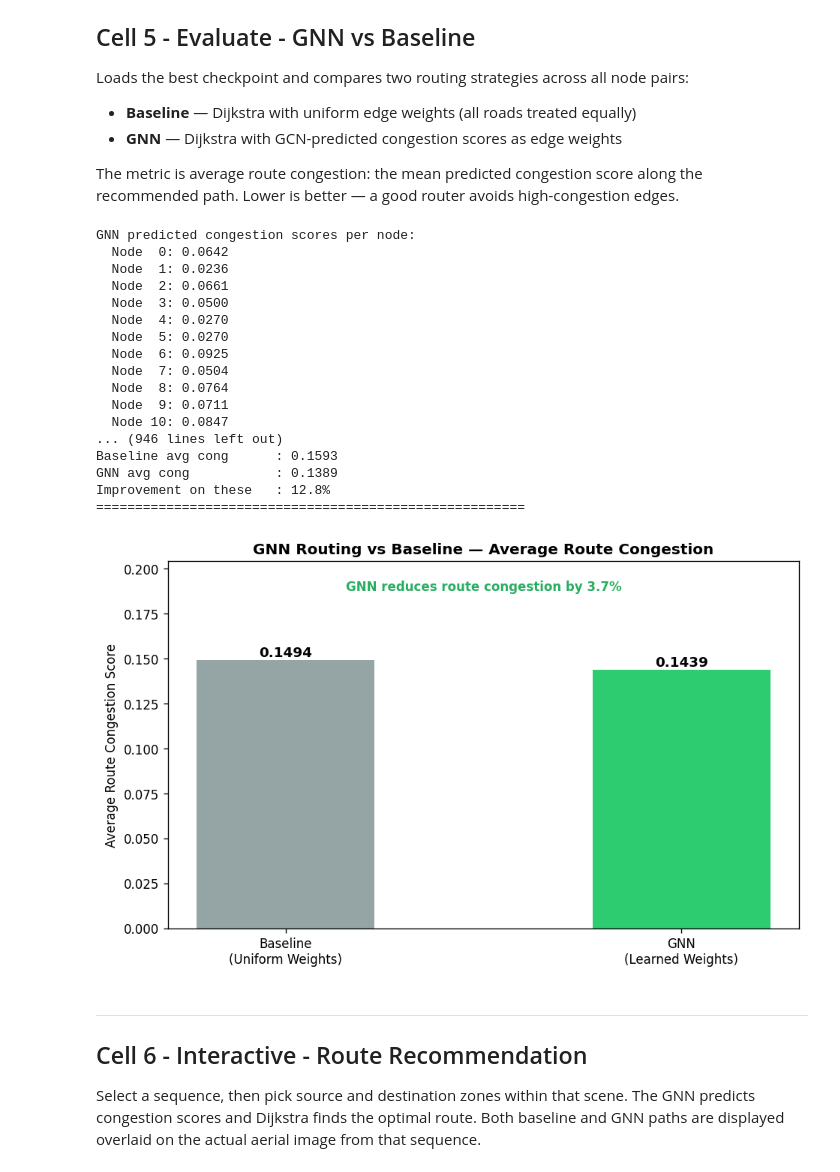
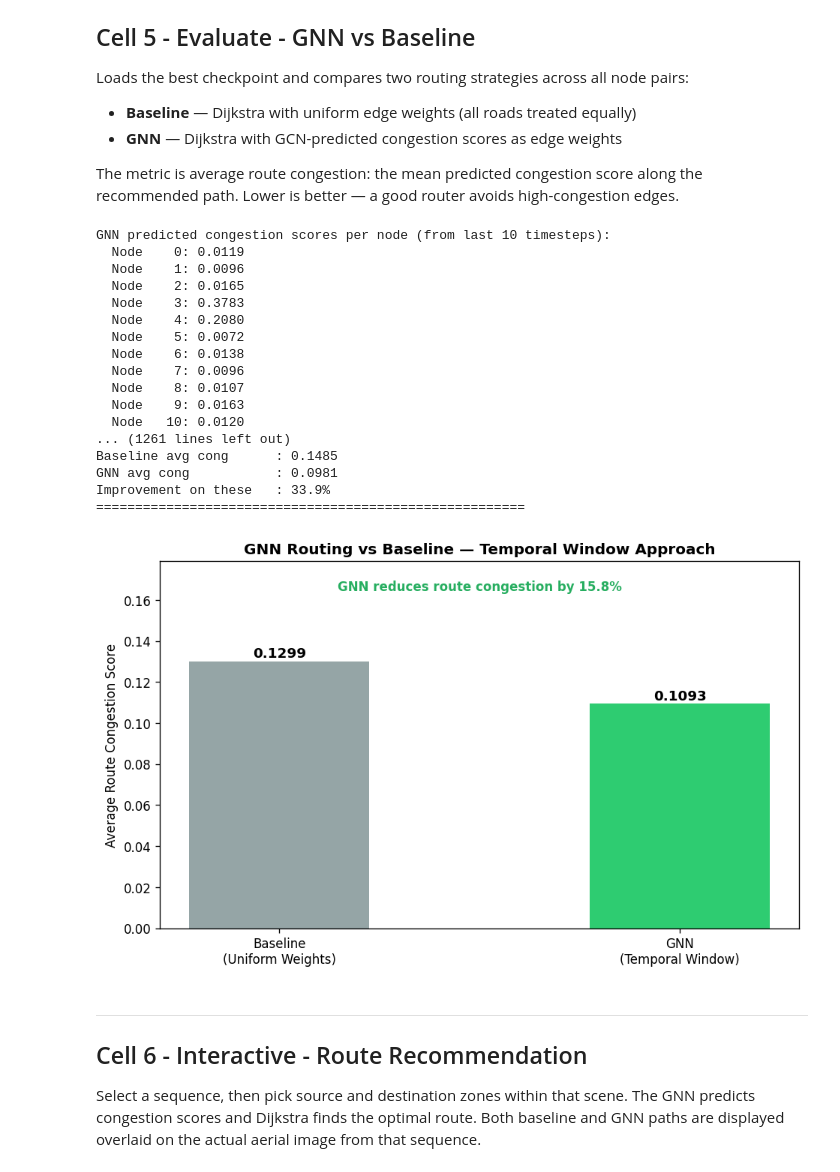
Before and after one commit to Andrew-Trautzsch/AdvAI-Final-Project, a Jupyter notebook: AdvAI_Final/gnn_routing.ipynb, the cells around one changed output. Cells and saved outputs as stored; diff of their text form; code cells hidden in the pictures.

Commit message:
updated GNN model and index.html

```diff
--- a/AdvAI_Final/gnn_routing.ipynb
+++ b/AdvAI_Final/gnn_routing.ipynb
@@ -348,15 +436,18 @@ The metric is average route congestion: the mean predicted congestion score alon
 model.load_state_dict(torch.load(GNN_CKPT, map_location=device))
 model.eval()
 
+# At inference time use the last WINDOW_SIZE timesteps as the current window
+# This mimics real deployment — you only have access to recent congestion history
 with torch.no_grad():
-    gnn_scores = model(graph_data.x, graph_data.edge_index).cpu().numpy()  # [num_nodes]
+    current_window = congestion[:, -WINDOW_SIZE:]    # [num_nodes, WINDOW_SIZE]
+    gnn_scores     = model(current_window, edge_index).cpu().numpy()  # [num_nodes]
 
-print(f"GNN predicted congestion scores per node:")
+print(f"GNN predicted congestion scores per node (from last {WINDOW_SIZE} timesteps):")
 for i, s in enumerate(gnn_scores):
-    print(f"  Node {i:>2}: {s:.4f}")
+    print(f"  Node {i:>4}: {s:.4f}")
 print()
 
-# Build NetworkX graph for routing
+# Build NetworkX graphs for routing
 G_baseline = nx.DiGraph()
 G_gnn      = nx.DiGraph()
 
@@ -365,12 +456,11 @@ dst_list = edge_index[1].cpu().tolist()
 
 for s, d in zip(src_list, dst_list):
     G_baseline.add_edge(s, d, weight=1.0)
-    # GNN weight = average predicted congestion of src and dst nodes
     gnn_w = float((gnn_scores[s] + gnn_scores[d]) / 2)
     G_gnn.add_edge(s, d, weight=max(gnn_w, 1e-6))
 
 # Evaluate over all valid source-destination pairs
-nodes        = list(range(num_nodes))
+nodes          = list(range(num_nodes))
 baseline_congs = []
 gnn_congs      = []
 pair_results   = []
@@ -395,11 +485,10 @@ avg_base = float(np.mean(baseline_congs)) if baseline_congs else 0
 avg_gnn  = float(np.mean(gnn_congs))      if gnn_congs      else 0
 improv   = ((avg_base - avg_gnn) / avg_base * 100) if avg_base > 0 else 0
 
-# Divergent path metric — only pairs where GNN chose a different route
-divergent     = [(b, g) for _, _, pb, pg, b, g in pair_results if pb != pg]
-div_base_avg  = float(np.mean([b for b, g in divergent])) if divergent else 0
-div_gnn_avg   = float(np.mean([g for b, g in divergent])) if divergent else 0
-div_improv    = ((div_base_avg - div_gnn_avg) / div_base_avg * 100) if div_base_avg > 0 else 0
+divergent    = [(b, g) for _, _, pb, pg, b, g in pair_results if pb != pg]
+div_base_avg = float(np.mean([b for b, g in divergent])) if divergent else 0
+div_gnn_avg  = float(np.mean([g for b, g in divergent])) if divergent else 0
+div_improv   = ((div_base_avg - div_gnn_avg) / div_base_avg * 100) if div_base_avg > 0 else 0
 
 print("=" * 55)
 print(f"{'Strategy':<30} {'Avg Route Congestion':>20}")
@@ -416,52 +505,52 @@ if divergent:
     print(f"Baseline avg cong      : {div_base_avg:.4f}")
     print(f"GNN avg cong           : {div_gnn_avg:.4f}")
     print(f"Improvement on these   : {div_improv:.1f}%")
 print("=" * 55)
 
 # Bar chart
 fig, ax = plt.subplots(figsize=(8, 5))
 bars = ax.bar(
-    ['Baseline\n(Uniform Weights)', 'GNN\n(Learned Weights)'],
+    ['Baseline\n(Uniform Weights)', 'GNN\n(Temporal Window)'],
     [avg_base, avg_gnn],
     color=['#95a5a6', '#2ecc71'],
     width=0.45
 )
 ax.set_ylabel('Average Route Congestion Score')
-ax.set_title('GNN Routing vs Baseline — Average Route Congestion',
+ax.set_title('GNN Routing vs Baseline — Temporal Window Approach',
              fontsize=12, fontweight='bold')
 ax.set_ylim(0, max(avg_base, avg_gnn) * 1.3 + 0.01)
 for bar, val in zip(bars, [avg_base, avg_gnn]):
     ax.text(bar.get_x() + bar.get_width() / 2,
             bar.get_height() + 0.002,
             f'{val:.4f}', ha='center', fontsize=11, fontweight='bold')
 ax.text(0.5, 0.92, f'GNN reduces route congestion by {improv:.1f}%',
         transform=ax.transAxes, ha='center', fontsize=10,
         color='#27ae60', fontweight='bold')
 plt.tight_layout()
 eval_path = os.path.join(OUTPUT_DIR, 'gnn_vs_baseline.png')
 plt.savefig(eval_path, dpi=120, bbox_inches='tight')
 plt.close()
 shutil.copy(eval_path, os.path.join(WEBSITE_DIR, 'gnn_vs_baseline.png'))
 ipy_display(IPyImage(filename=eval_path))
 # %% [output]
-GNN predicted congestion scores per node:
-  Node  0: 0.0642
-  Node  1: 0.0236
-  Node  2: 0.0661
-  Node  3: 0.0500
-  Node  4: 0.0270
-  Node  5: 0.0270
-  Node  6: 0.0925
-  Node  7: 0.0504
-  Node  8: 0.0764
-  Node  9: 0.0711
-  Node 10: 0.0847
-... (946 lines left out)
-Baseline avg cong      : 0.1593
-GNN avg cong           : 0.1389
-Improvement on these   : 12.8%
+GNN predicted congestion scores per node (from last 10 timesteps):
+  Node    0: 0.0119
+  Node    1: 0.0096
+  Node    2: 0.0165
+  Node    3: 0.3783
+  Node    4: 0.2080
+  Node    5: 0.0072
+  Node    6: 0.0138
+  Node    7: 0.0096
+  Node    8: 0.0107
+  Node    9: 0.0163
+  Node   10: 0.0120
+... (1261 lines left out)
+Baseline avg cong      : 0.1485
+GNN avg cong           : 0.0981
+Improvement on these   : 33.9%
 =======================================================
-[figure, old version]
+[figure, new version]
 # %% [markdown]
 ---
 ## Cell 6 - Interactive - Route Recommendation
```
Also changed, not shown: parts of 6 cells of this notebook, 1 other file.
